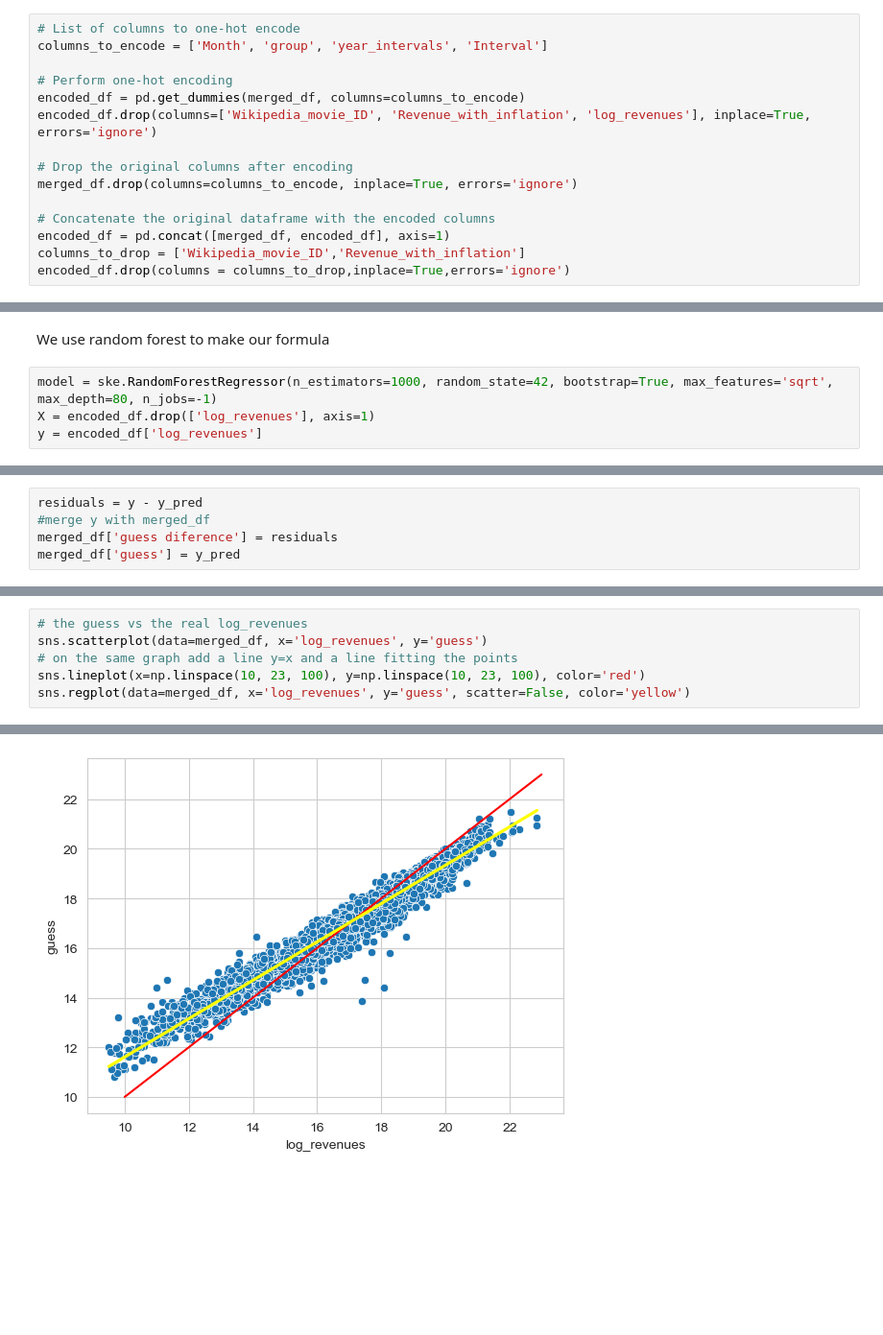
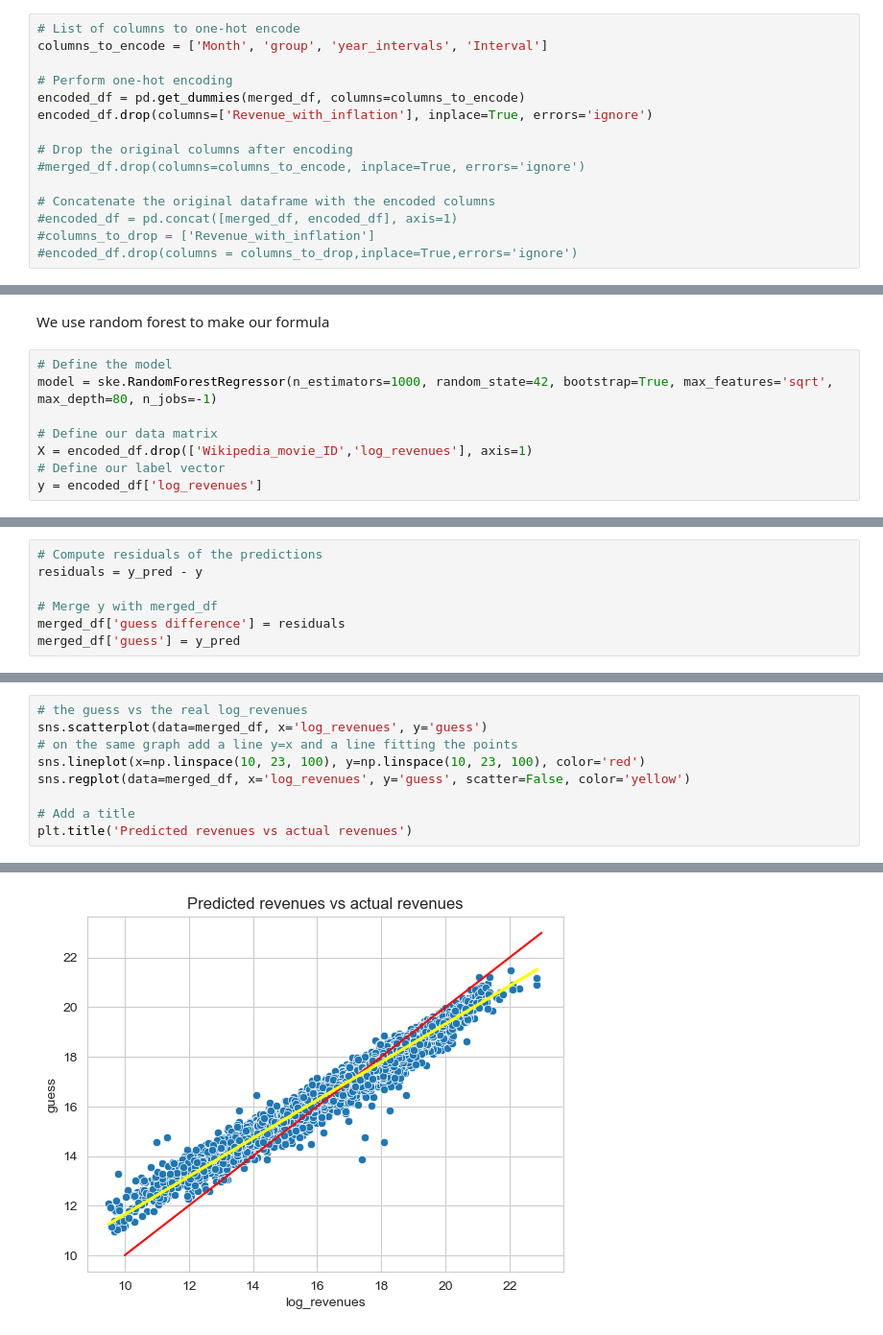
Before and after one commit to epfl-ada/ada-2023-project-adaflix, a Jupyter notebook: milestone_3.ipynb, the cells around one changed output, grey strips where cells are left out. Shown at 96% size. Drawn from its saved outputs; the diff is of its cells as text; blank space fills up the shorter version.

```diff
--- a/milestone_3.ipynb
+++ b/milestone_3.ipynb
@@ -1168,12 +1354,12 @@ columns_to_encode = ['Month', 'group', 'year_intervals', 'Interval']
 
 # Perform one-hot encoding
 encoded_df = pd.get_dummies(merged_df, columns=columns_to_encode)
-encoded_df.drop(columns=['Wikipedia_movie_ID', 'Revenue_with_inflation', 'log_revenues'], inplace=True, errors='ignore')
+encoded_df.drop(columns=['Revenue_with_inflation'], inplace=True, errors='ignore')
 
 # Drop the original columns after encoding
-merged_df.drop(columns=columns_to_encode, inplace=True, errors='ignore')
+#merged_df.drop(columns=columns_to_encode, inplace=True, errors='ignore')
 
 # Concatenate the original dataframe with the encoded columns
-encoded_df = pd.concat([merged_df, encoded_df], axis=1)
-columns_to_drop = ['Wikipedia_movie_ID','Revenue_with_inflation']
-encoded_df.drop(columns = columns_to_drop,inplace=True,errors='ignore')
+#encoded_df = pd.concat([merged_df, encoded_df], axis=1)
+#columns_to_drop = ['Revenue_with_inflation']
+#encoded_df.drop(columns = columns_to_drop,inplace=True,errors='ignore')
@@ -1180,7 +1382,11 @@ encoded_df.drop(columns = columns_to_drop,inplace=True,errors='ignore')
 # %% [markdown]
 We use random forest to make our formula
 # %%
+# Define the model
 model = ske.RandomForestRegressor(n_estimators=1000, random_state=42, bootstrap=True, max_features='sqrt', max_depth=80, n_jobs=-1)
-X = encoded_df.drop(['log_revenues'], axis=1)
+
+# Define our data matrix
+X = encoded_df.drop(['Wikipedia_movie_ID','log_revenues'], axis=1)
+# Define our label vector
 y = encoded_df['log_revenues']
 # %%
@@ -1207,5 +1448,7 @@ R-squared (R2): 0.9173512380262919
 # %%
-residuals = y - y_pred
-#merge y with merged_df
-merged_df['guess diference'] = residuals
+# Compute residuals of the predictions
+residuals = y_pred - y
+
+# Merge y with merged_df
+merged_df['guess difference'] = residuals
 merged_df['guess'] = y_pred
@@ -1231,4 +1458,7 @@ sns.scatterplot(data=merged_df, x='log_revenues', y='guess')
 # on the same graph add a line y=x and a line fitting the points
 sns.lineplot(x=np.linspace(10, 23, 100), y=np.linspace(10, 23, 100), color='red')
 sns.regplot(data=merged_df, x='log_revenues', y='guess', scatter=False, color='yellow')
+
+# Add a title
+plt.title('Predicted revenues vs actual revenues')
 # %% [output]
@@ -1236,3 +1466,3 @@ sns.regplot(data=merged_df, x='log_revenues', y='guess', scatter=False, color='y
-[figure, old version]
+[figure, new version]
 # %%
 #plot the distribution of the residuals
```
Also changed, not shown: parts of 82 cells of this notebook.
